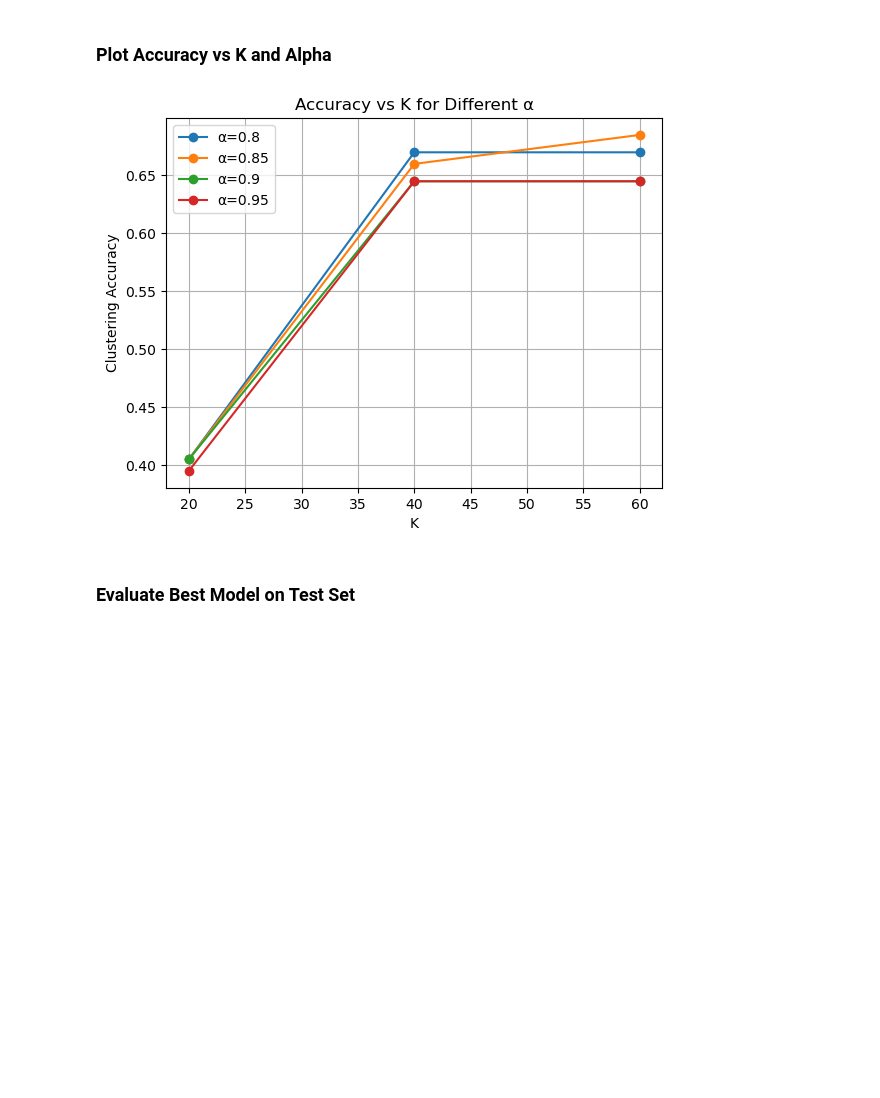
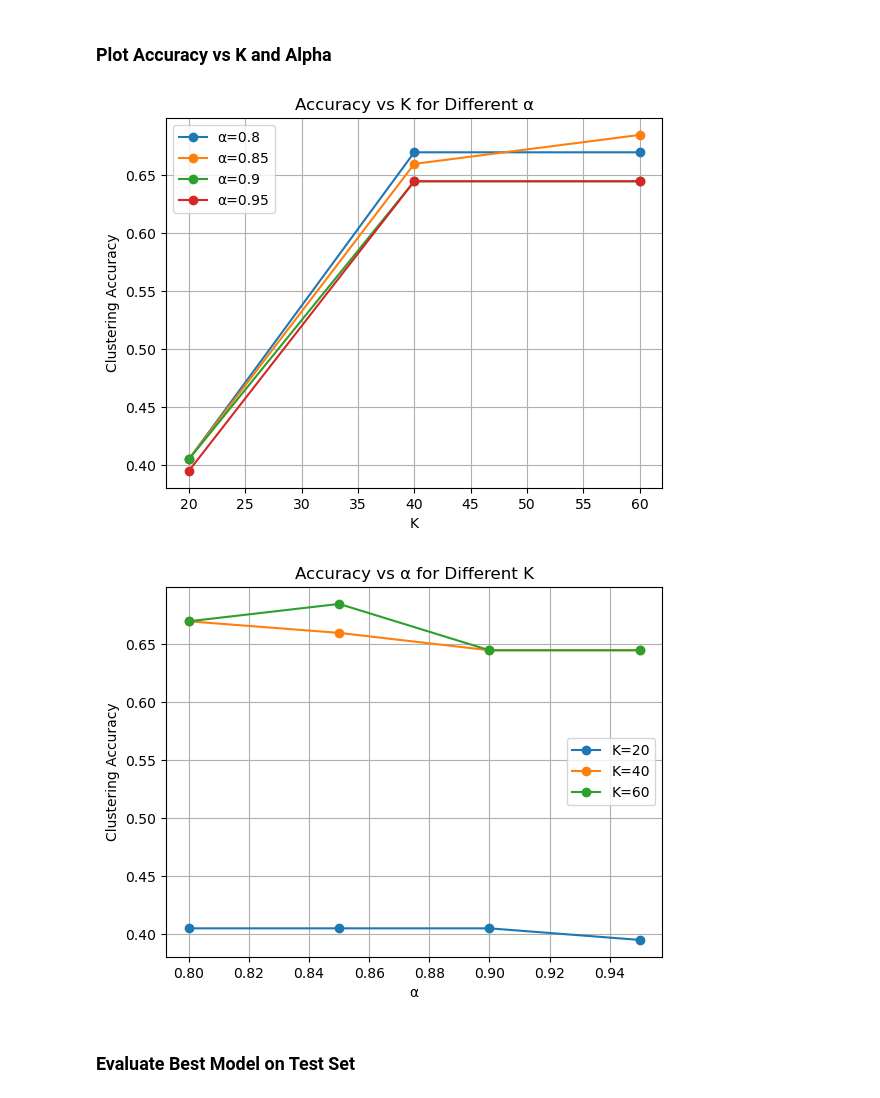
Before and after one commit to ranimeshehata/Face-Recognition, a Jupyter notebook: Face-Recognition.ipynb, the cells around one changed output. Saved outputs shown, nothing was run; the diff lists cells and outputs as text; code cells hidden in the pictures; blank space fills up the shorter version.

```diff
--- a/Face-Recognition.ipynb
+++ b/Face-Recognition.ipynb
@@ -195,12 +209,25 @@ from sklearn.metrics import confusion_matrix, f1_score
 from scipy.optimize import linear_sum_assignment
 
 def clustering_accuracy(y_true, y_pred):
-    D = max(y_pred.max(), y_true.max()) + 1
+    """Compute clustering accuracy using the Hungarian algorithm"""
+    D = max(y_pred.max(), y_true.max()) + 1 # Number of clusters
+    # print("Number of clusters:", D)
+    # Initialize the cost matrix
     cost = np.zeros((D, D), dtype=int)
+
+    # Count the number of points assigned to each cluster
     for i in range(len(y_pred)):
         cost[y_pred[i], y_true[i]] += 1
+
     row_ind, col_ind = linear_sum_assignment(cost.max() - cost)
-    total_correct = sum(cost[i, j] for i, j in zip(row_ind, col_ind))
+    total_correct = sum(cost[i, j] for i, j in zip(row_ind, col_ind))   #
+
+    # print("Cost matrix:\n", cost)
+    # print("Cost matrix shape:", cost.shape)
+    # print("Row indices:", row_ind)
+    # print("Column indices:", col_ind)
+    # print("Total correct assignments:", total_correct)
+    # print("---------------------------------------------------------")
     return total_correct / len(y_pred)
 # %% [markdown]
 ### Run K-Means for different alpha and K
@@ -235,19 +267,33 @@ Alpha: 0.95, K: 60, Accuracy: 0.6450
 # %%
 import matplotlib.pyplot as plt
 
 for alpha in [0.8, 0.85, 0.9, 0.95]:
     accs = [acc for a, k, acc in results if a == alpha]
     ks = [k for a, k, acc in results if a == alpha]
     plt.plot(ks, accs, marker='o', label=f'α={alpha}')
 
 plt.xlabel('K')
 plt.ylabel('Clustering Accuracy')
 plt.title('Accuracy vs K for Different α')
 plt.legend()
 plt.grid()
 plt.show()
+
+for k in [20, 40, 60]:
+    accs = [acc for a, k_val, acc in results if k_val == k]
+    alphas = [a for a, k_val, acc in results if k_val == k]
+    plt.plot(alphas, accs, marker='o', label=f'K={k}')
+
+
+plt.xlabel('α')
+plt.ylabel('Clustering Accuracy')
+plt.title('Accuracy vs α for Different K')
+plt.legend()
+plt.grid()
+plt.show()
 # %% [output]
 [figure]
+[figure, added]
 # %% [markdown]
 ### Evaluate Best Model on Test Set
 # %%
```
Also changed, not shown: parts of 4 cells of this notebook.
